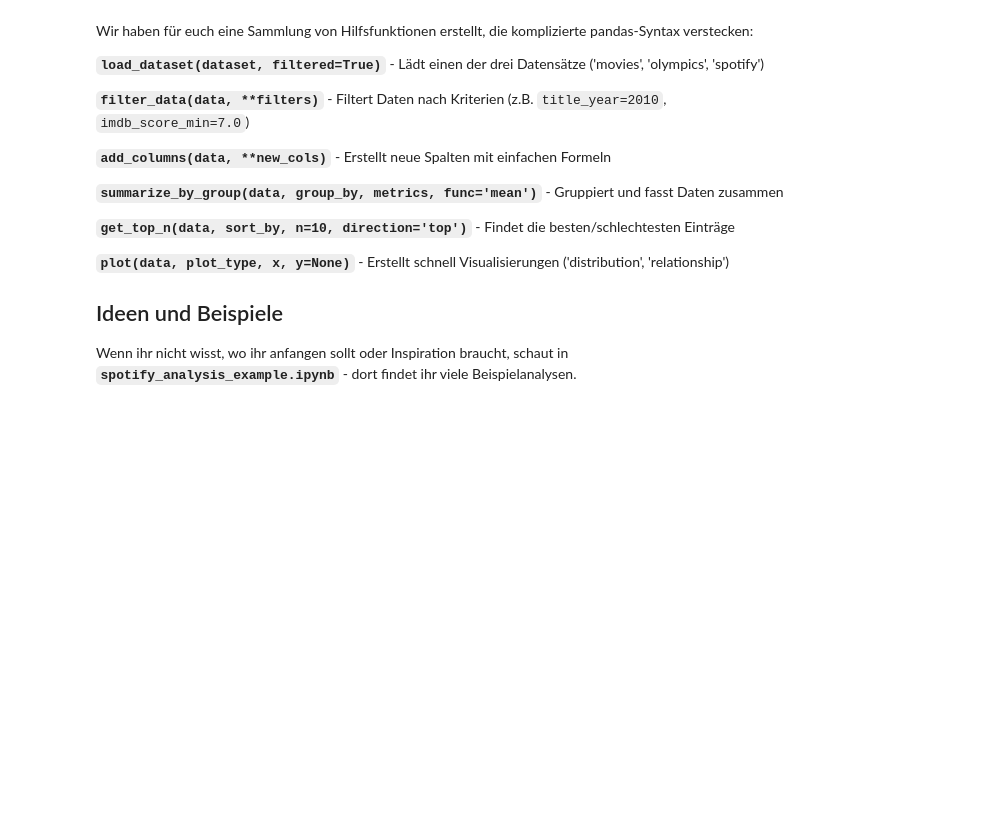
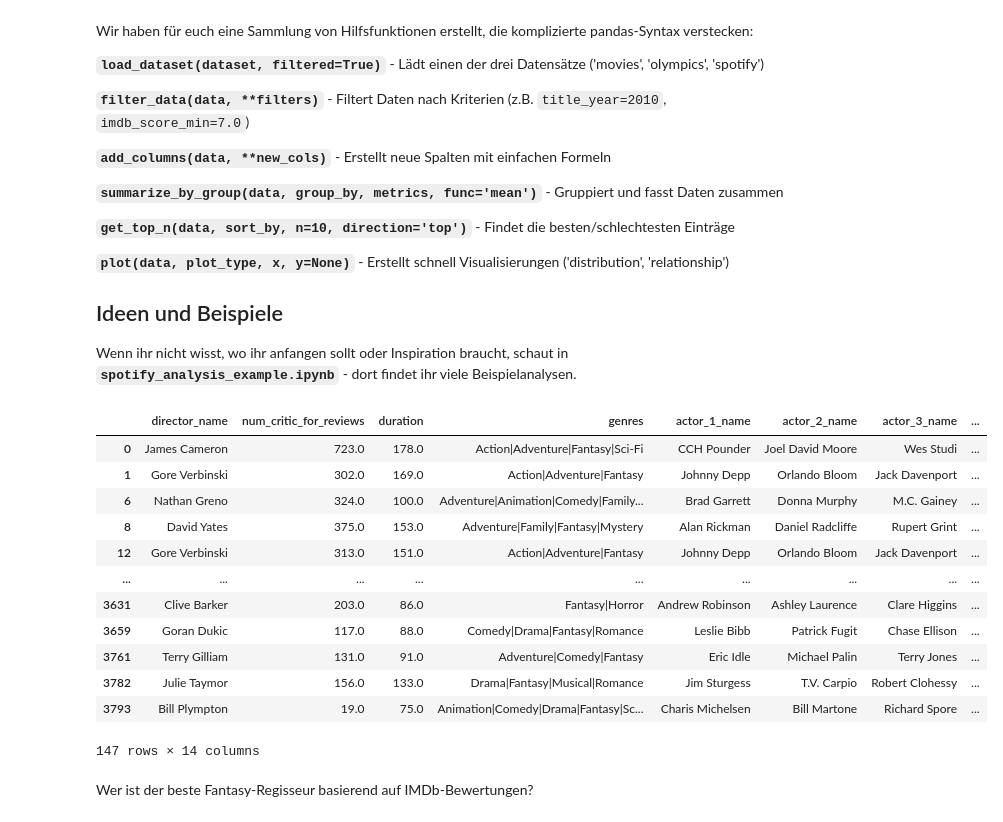
Before and after one commit to CatraMyBeloved/praktikum_aufgaben, a Jupyter notebook: work_environment.ipynb, the cells around one changed output. Cells and saved outputs as stored; diff of their text form; code cells hidden in the pictures; blank space fills up the shorter version.

Commit message:
Enhance Jupyter notebooks with improved markdown formatting and add analysis for top fantasy directors based on IMDb ratings

```diff
--- a/work_environment.ipynb
+++ b/work_environment.ipynb
@@ -28,3 +30,23 @@ Wir haben für euch eine Sammlung von Hilfsfunktionen erstellt, die komplizierte
 ## Ideen und Beispiele
 
 Wenn ihr nicht wisst, wo ihr anfangen sollt oder Inspiration braucht, schaut in **`spotify_analysis_example.ipynb`** - dort findet ihr viele Beispielanalysen.
+# %%
+data = load_dataset('movies')
+filtered = filter_data(data, genres = "Fantasy", imdb_score_min = 7)
+filtered
+# %% [output]
+|  | director_name | num_critic_for_reviews | duration | genres | actor_1_name | actor_2_name | actor_3_name | ... |
+| 0 | James Cameron | 723.0 | 178.0 | Action|Adventure|Fantasy|Sci-Fi | CCH Pounder | Joel David Moore | Wes Studi | ... |
+| 1 | Gore Verbinski | 302.0 | 169.0 | Action|Adventure|Fantasy | Johnny Depp | Orlando Bloom | Jack Davenport | ... |
+| 6 | Nathan Greno | 324.0 | 100.0 | Adventure|Animation|Comedy|Family... | Brad Garrett | Donna Murphy | M.C. Gainey | ... |
+| 8 | David Yates | 375.0 | 153.0 | Adventure|Family|Fantasy|Mystery | Alan Rickman | Daniel Radcliffe | Rupert Grint | ... |
+| 12 | Gore Verbinski | 313.0 | 151.0 | Action|Adventure|Fantasy | Johnny Depp | Orlando Bloom | Jack Davenport | ... |
+| ... | ... | ... | ... | ... | ... | ... | ... | ... |
+| 3631 | Clive Barker | 203.0 | 86.0 | Fantasy|Horror | Andrew Robinson | Ashley Laurence | Clare Higgins | ... |
+| 3659 | Goran Dukic | 117.0 | 88.0 | Comedy|Drama|Fantasy|Romance | Leslie Bibb | Patrick Fugit | Chase Ellison | ... |
+| 3761 | Terry Gilliam | 131.0 | 91.0 | Adventure|Comedy|Fantasy | Eric Idle | Michael Palin | Terry Jones | ... |
+| 3782 | Julie Taymor | 156.0 | 133.0 | Drama|Fantasy|Musical|Romance | Jim Sturgess | T.V. Carpio | Robert Clohessy | ... |
+| 3793 | Bill Plympton | 19.0 | 75.0 | Animation|Comedy|Drama|Fantasy|Sc... | Charis Michelsen | Bill Martone | Richard Spore | ... |
+147 rows × 14 columns
+# %% [markdown]
+Wer ist der beste Fantasy-Regisseur basierend auf IMDb-Bewertungen?
```
Also changed, not shown: parts of 3 cells of this notebook, 3 other files.
